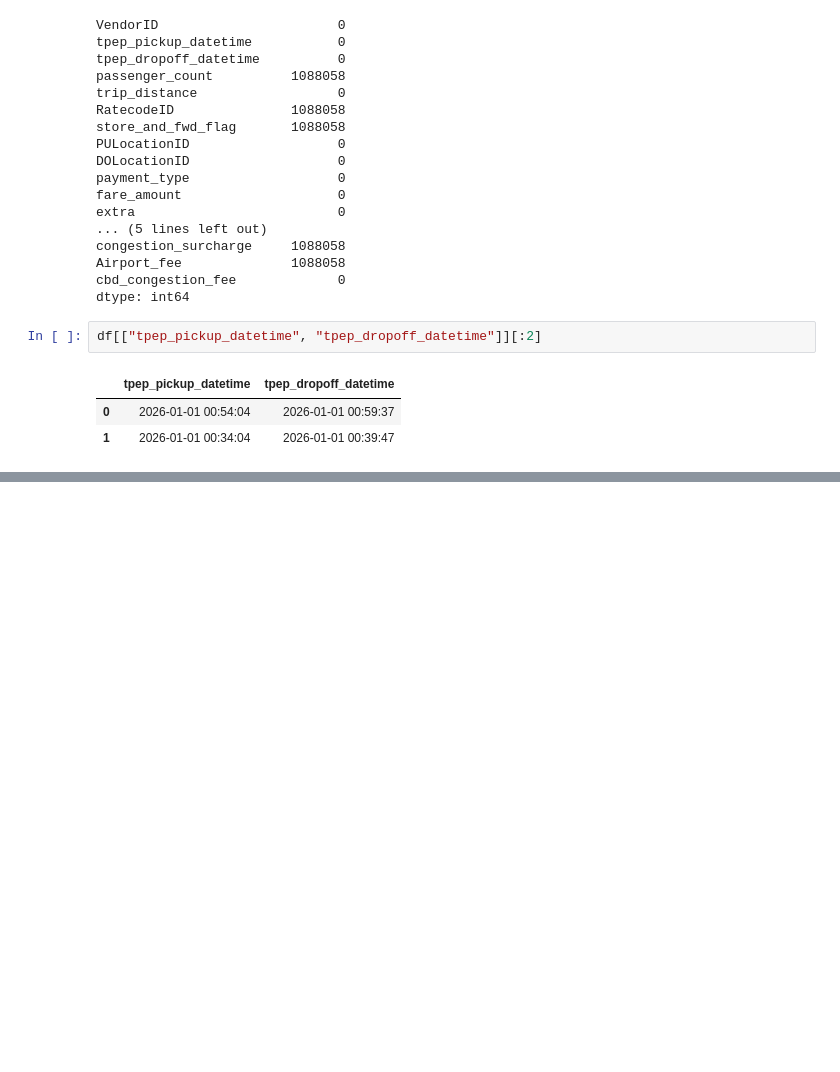
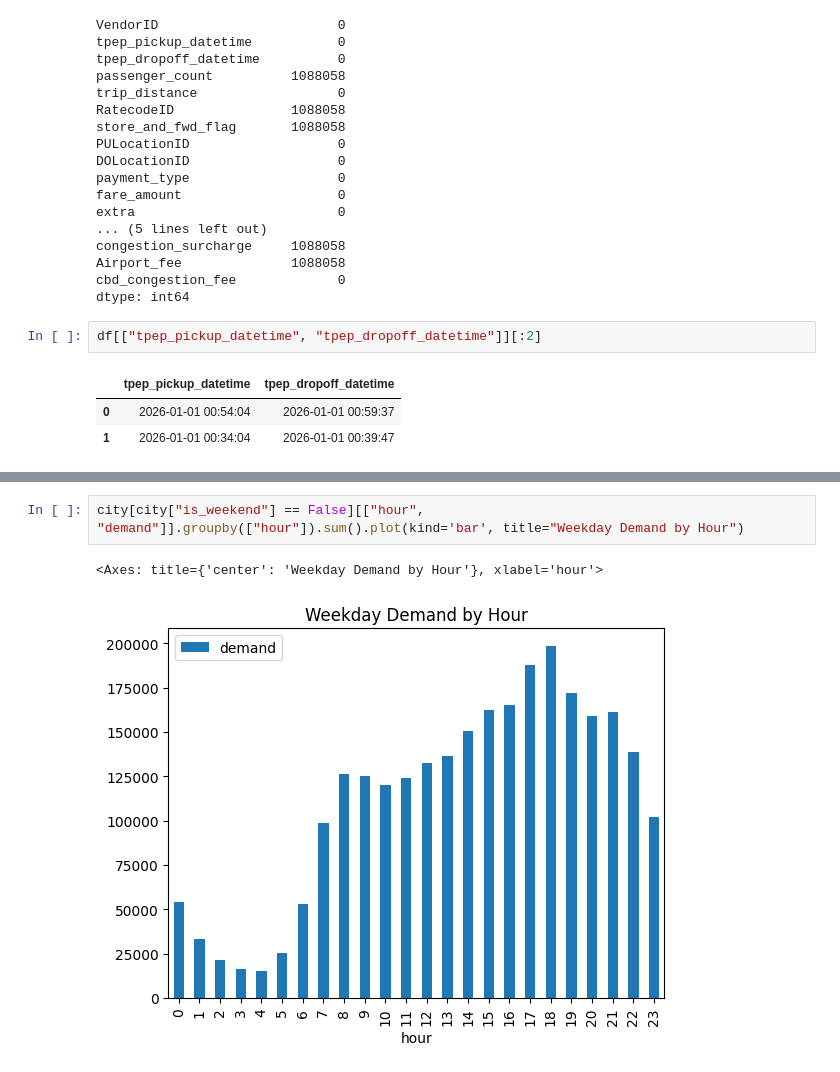
Before and after one commit to sibgatullah01/Temporal-Analysis, a Jupyter notebook: analysis.ipynb, the cells around one changed output, grey strips where cells are left out. Drawn from its saved outputs; the diff is of its cells as text; blank space fills up the shorter version.

```diff
--- a/analysis.ipynb
+++ b/analysis.ipynb
@@ -67,0 +211,5 @@ df[["tpep_pickup_datetime", "tpep_dropoff_datetime"]][:2]
+# %%
+city[city["is_weekend"] == False][["hour", "demand"]].groupby(["hour"]).sum().plot(kind='bar', title="Weekday Demand by Hour")
+# %% [output]
+<Axes: title={'center': 'Weekday Demand by Hour'}, xlabel='hour'>
+[figure, added]
```
Also changed, not shown: parts of 30 cells of this notebook, 2 other files.
